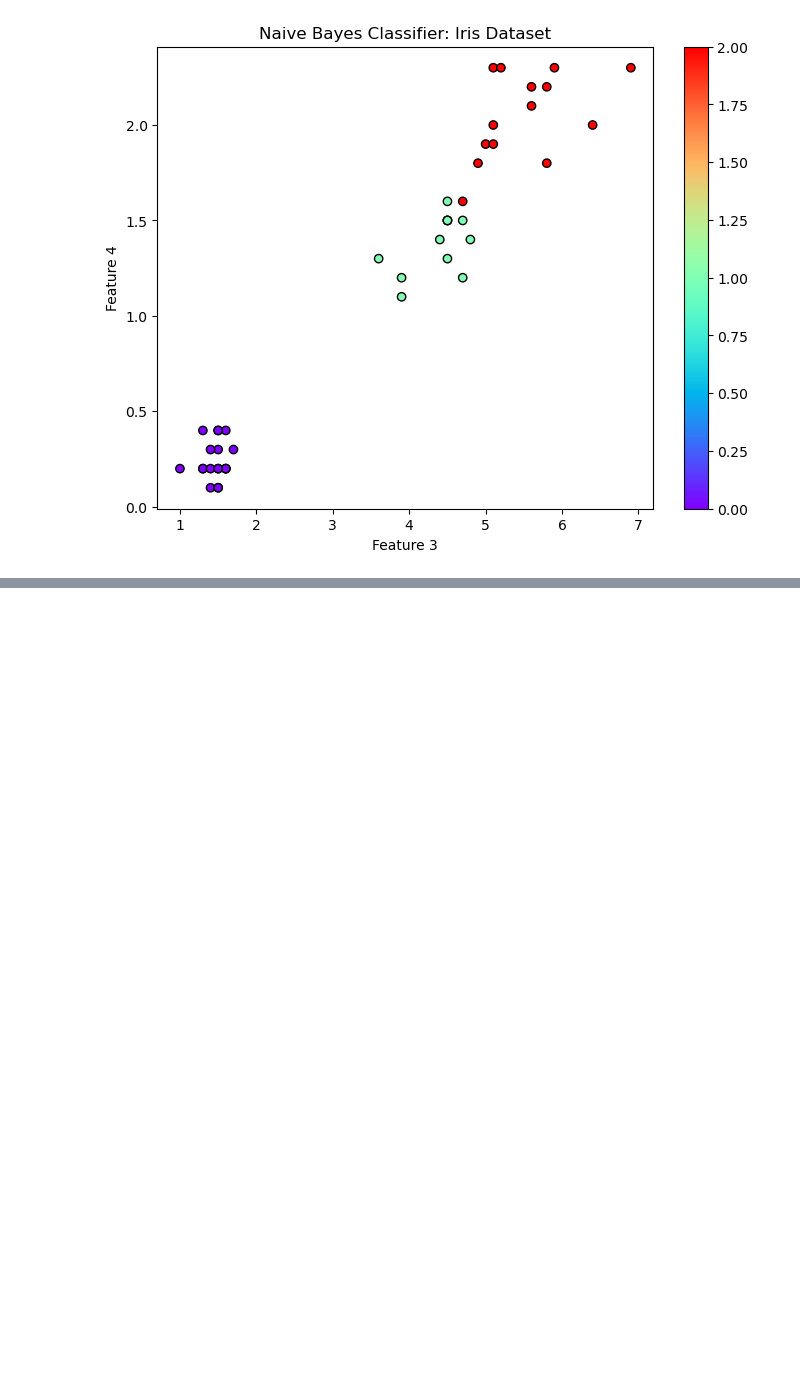
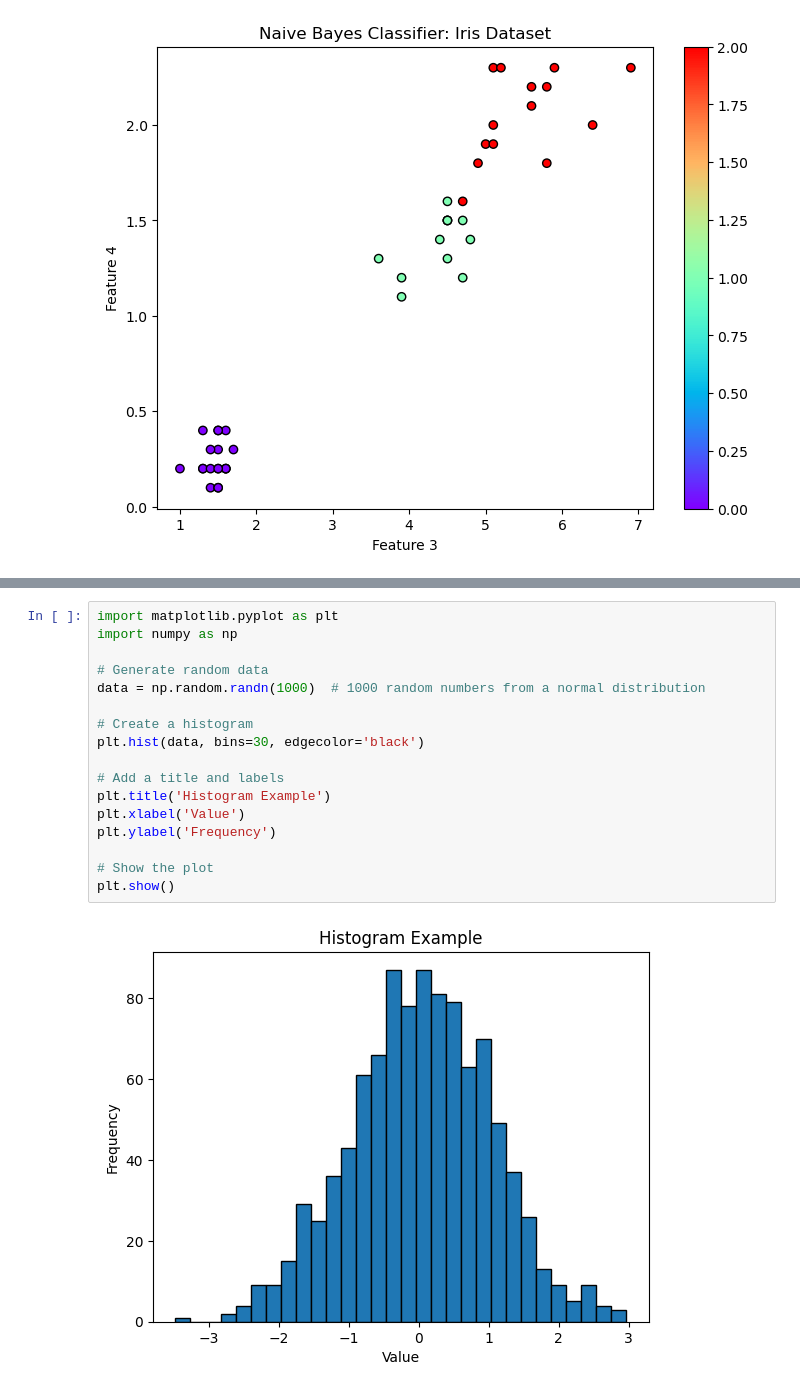
Before and after one commit to IsaraponPrasertstid/ML-code1, a Jupyter notebook: worksheet2.ipynb, the cells around one changed output, grey strips where cells are left out. Saved outputs shown, nothing was run; the diff lists cells and outputs as text; blank space fills up the shorter version.

```diff
--- a/worksheet2.ipynb
+++ b/worksheet2.ipynb
@@ -816,0 +1002,19 @@ plt.show()
+# %%
+import matplotlib.pyplot as plt
+import numpy as np
+
+# Generate random data
+data = np.random.randn(1000)  # 1000 random numbers from a normal distribution
+
+# Create a histogram
+plt.hist(data, bins=30, edgecolor='black')
+
+# Add a title and labels
+plt.title('Histogram Example')
+plt.xlabel('Value')
+plt.ylabel('Frequency')
+
+# Show the plot
+plt.show()
+# %% [output]
+[figure, added]
```
Also changed, not shown: parts of 25 cells of this notebook.
